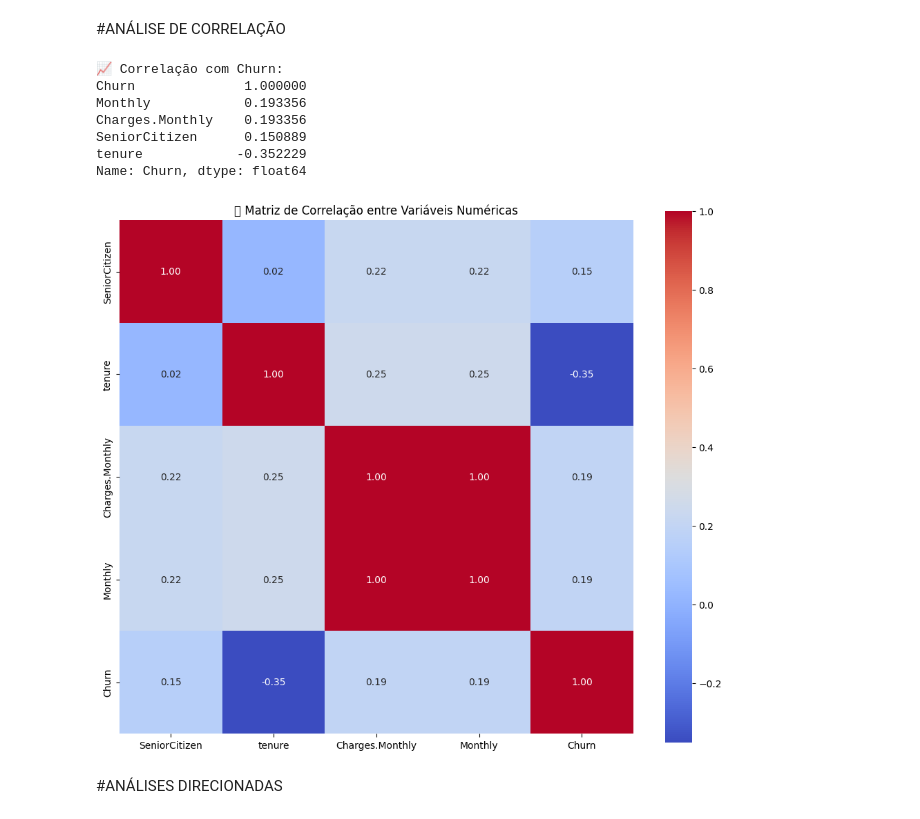
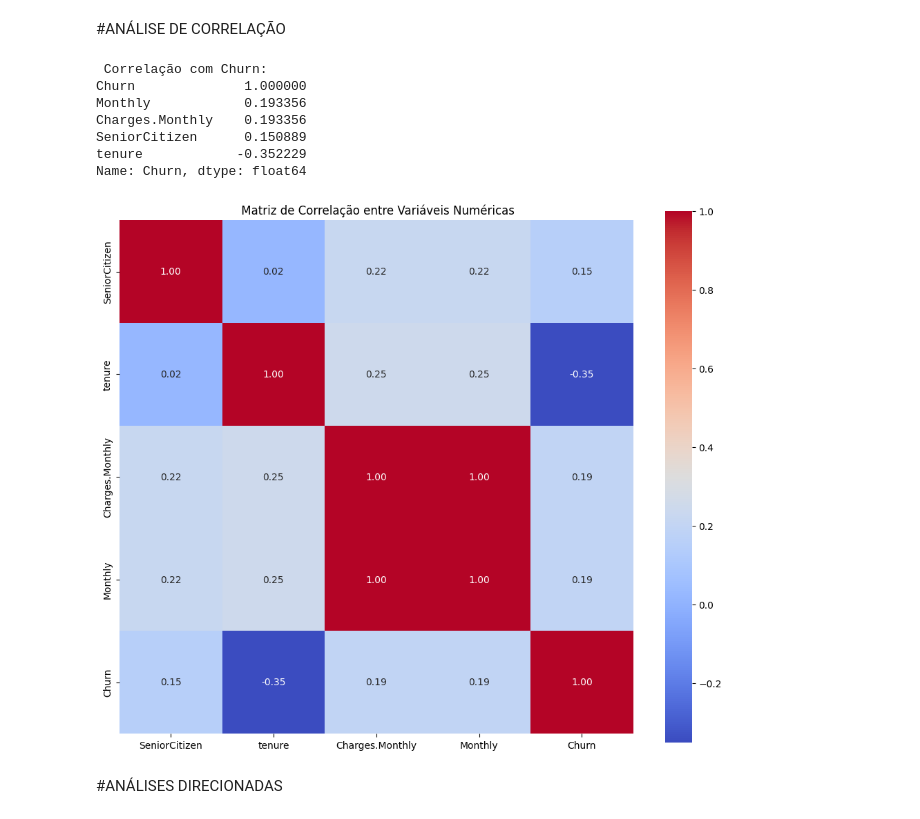
Before and after one commit to EstevaoDev/challengeTelecomX2, a Jupyter notebook: challengeTelecomX2.ipynb, the cells around one changed output. Cells and saved outputs as stored; diff of their text form; code cells hidden in the pictures.

```diff
--- a/challengeTelecomX2.ipynb
+++ b/challengeTelecomX2.ipynb
@@ -298,37 +298,37 @@ df_model = pd.concat([
 df_model['Churn'] = df['Churn'].map({'No': 0, 'Yes': 1})
 
 # 8. Converter colunas para numérico onde possível
 for col in df_model.columns:
     try:
         df_model[col] = pd.to_numeric(df_model[col])
     except:
         pass
 
 # 9. Selecionar apenas variáveis numéricas
 df_numericas = df_model.select_dtypes(include=['int64', 'float64']).copy()
 
 # 10. Calcular matriz de correlação
 correlation_matrix = df_numericas.corr()
 
 # 11. Mostrar correlação com Churn
 correlacao_com_churn = correlation_matrix['Churn'].sort_values(ascending=False)
-print("\n📈 Correlação com Churn:")
+print("\n Correlação com Churn:")
 print(correlacao_com_churn)
 
 # 12. Gerar heatmap
 plt.figure(figsize=(12, 10))
 sns.heatmap(correlation_matrix, annot=True, fmt=".2f", cmap="coolwarm", square=True)
-plt.title("📊 Matriz de Correlação entre Variáveis Numéricas")
+plt.title(" Matriz de Correlação entre Variáveis Numéricas")
 plt.show()
 # %% [output]
-📈 Correlação com Churn:
+ Correlação com Churn:
 Churn              1.000000
 Monthly            0.193356
 Charges.Monthly    0.193356
 SeniorCitizen      0.150889
 tenure            -0.352229
 Name: Churn, dtype: float64
-[figure, old version]
+[figure, new version]
 # %% [markdown]
 #ANÁLISES DIRECIONADAS
 # %% [markdown]
```
Also changed, not shown: parts of 8 cells of this notebook.
